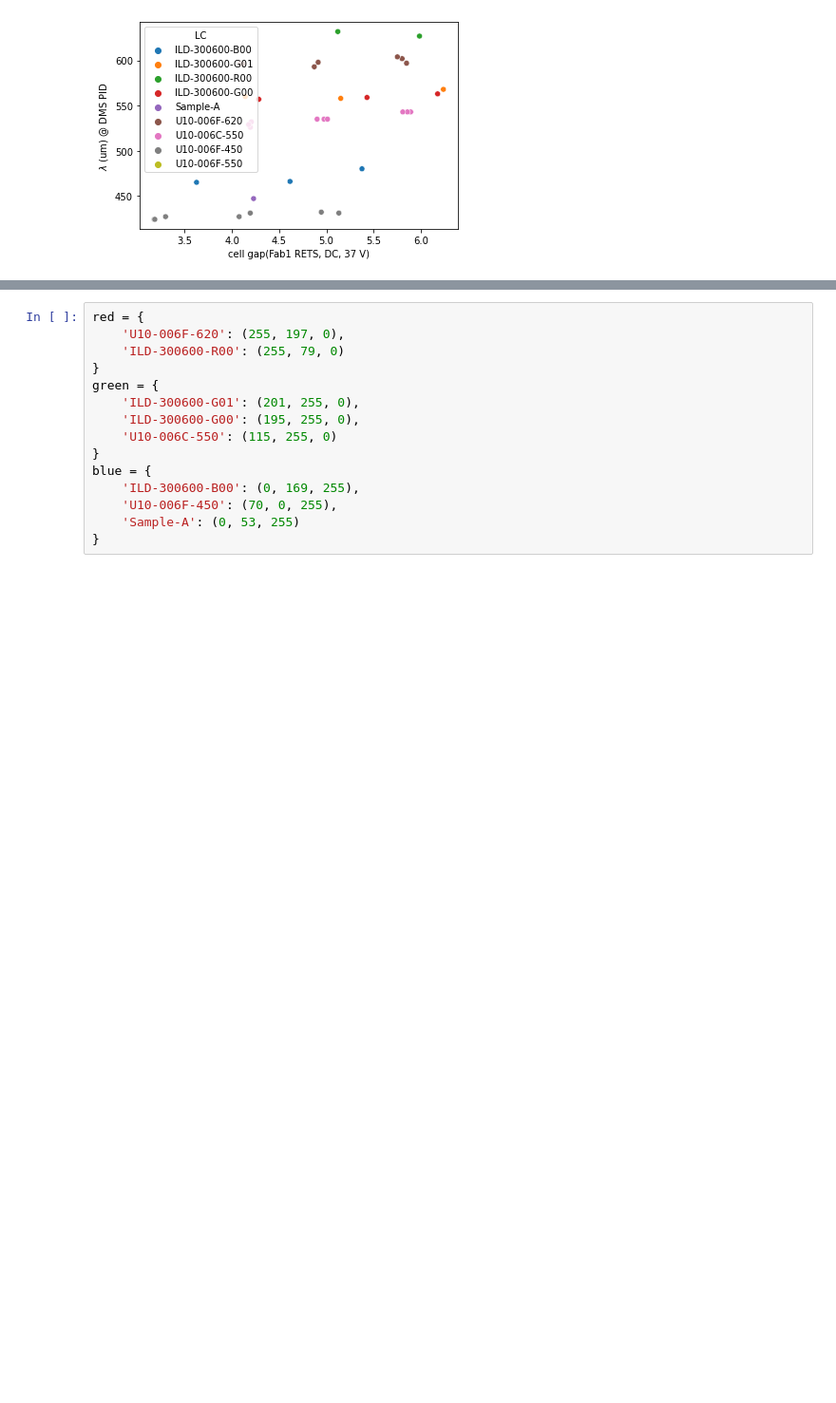
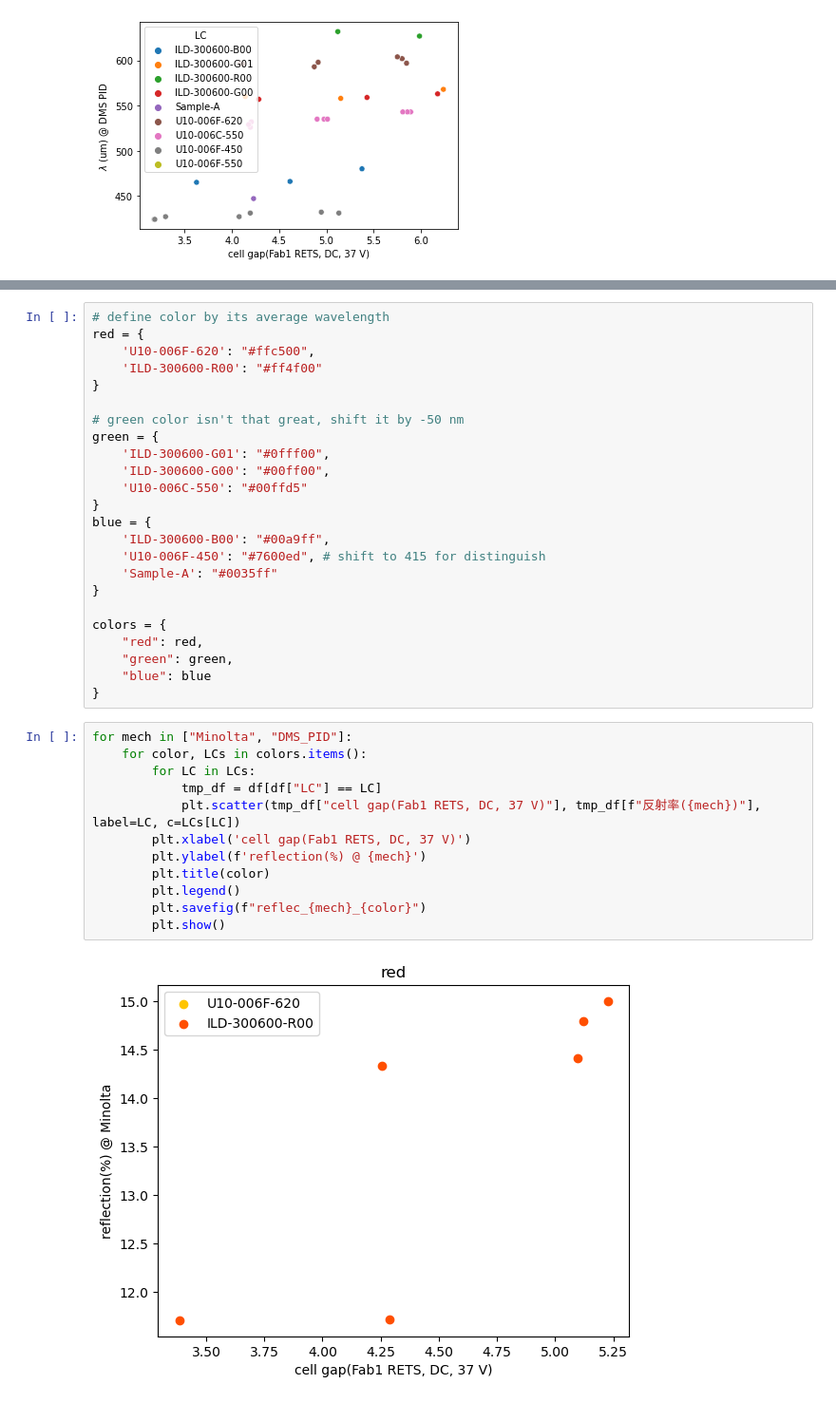
Before and after one commit to dimsplendid/tdtoolkit_web, a Jupyter notebook: notebooks/CLC_opt.ipynb, the cells around one changed output, grey strips where cells are left out. Shown at 95% size. Cells and saved outputs as stored; diff of their text form; blank space fills up the shorter version.

```diff
--- a/notebooks/CLC_opt.ipynb
+++ b/notebooks/CLC_opt.ipynb
@@ -92,15 +91,38 @@ df.groupby(by="LC")[["LC", '中心波長(DMS_PID)']].mean()
-# %%
-red = {
-    'U10-006F-620': (255, 197, 0),
-    'ILD-300600-R00': (255, 79, 0)
-}
-green = {
-    'ILD-300600-G01': (201, 255, 0),
-    'ILD-300600-G00': (195, 255, 0),
-    'U10-006C-550': (115, 255, 0)
-}
-blue = {
-    'ILD-300600-B00': (0, 169, 255),
-    'U10-006F-450': (70, 0, 255),
-    'Sample-A': (0, 53, 255)
-}
+# %%
+# define color by its average wavelength
+red = {
+    'U10-006F-620': "#ffc500",
+    'ILD-300600-R00': "#ff4f00"
+}
+
+# green color isn't that great, shift it by -50 nm
+green = {
+    'ILD-300600-G01': "#0fff00",
+    'ILD-300600-G00': "#00ff00",
+    'U10-006C-550': "#00ffd5"
+}
+blue = {
+    'ILD-300600-B00': "#00a9ff",
+    'U10-006F-450': "#7600ed", # shift to 415 for distinguish
+    'Sample-A': "#0035ff"
+}
+
+colors = {
+    "red": red,
+    "green": green,
+    "blue": blue
+}
+# %%
+for mech in ["Minolta", "DMS_PID"]:
+    for color, LCs in colors.items():
+        for LC in LCs:
+            tmp_df = df[df["LC"] == LC]
+            plt.scatter(tmp_df["cell gap(Fab1 RETS, DC, 37 V)"], tmp_df[f"反射率({mech})"], label=LC, c=LCs[LC])
+        plt.xlabel('cell gap(Fab1 RETS, DC, 37 V)')
+        plt.ylabel(f'reflection(%) @ {mech}')
+        plt.title(color)
+        plt.legend()
+        plt.savefig(f"reflec_{mech}_{color}")
+        plt.show()
+# %% [output]
+[figure, added]
```
Also changed, not shown: parts of 4 cells of this notebook, 12 other files.
